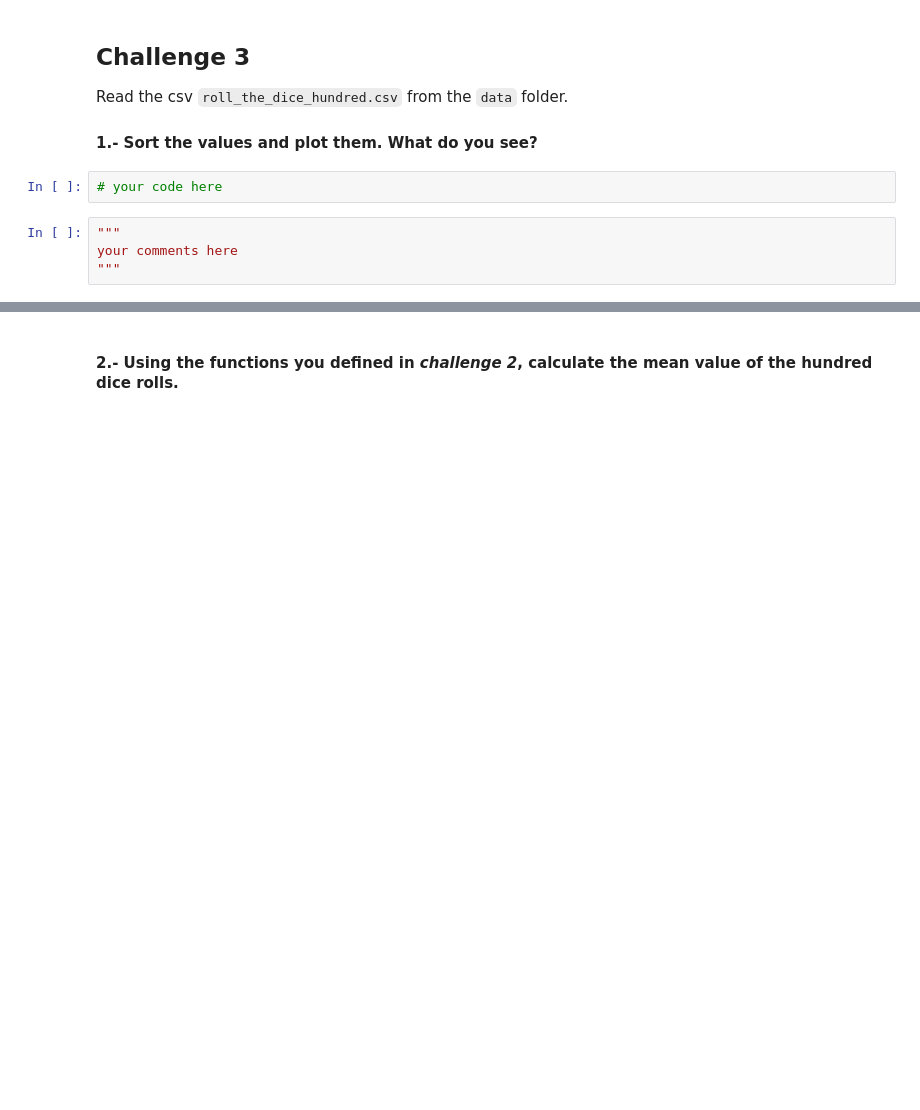
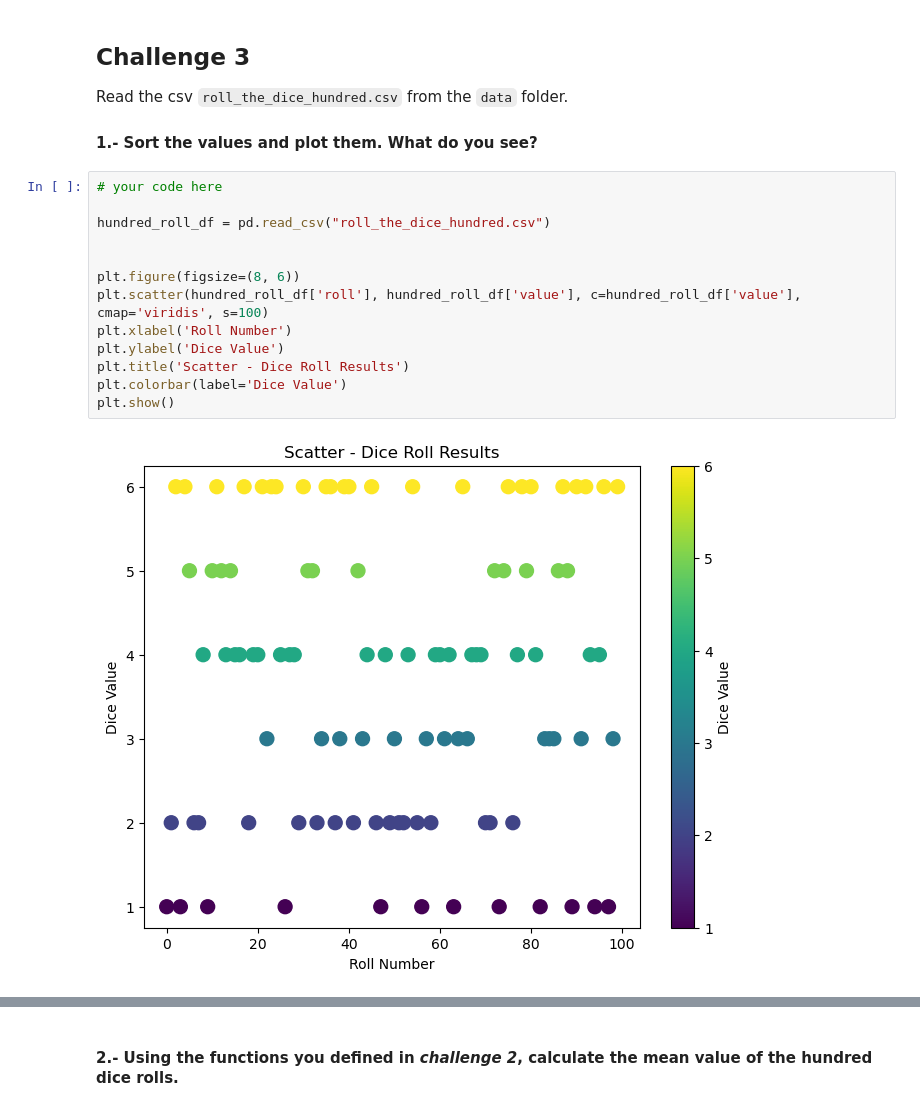
Before and after one commit to zepcerqueira/Descriptive-Stats, a Jupyter notebook: your-code/main.ipynb, the cells around one changed output, grey strips where cells are left out. Drawn from its saved outputs; the diff is of its cells as text; blank space fills up the shorter version.

```diff
--- a/your-code/main.ipynb
+++ b/your-code/main.ipynb
@@ -46,9 +208,18 @@ Now, using the dice results obtained in *challenge 1*, your are going to define
 ## Challenge 3
 Read the csv `roll_the_dice_hundred.csv` from the `data` folder.
 #### 1.- Sort the values and plot them. What do you see?
-# %%
-# your code here
-# %%
-"""
-your comments here
-"""
+# %%
+# your code here
+
+hundred_roll_df = pd.read_csv("roll_the_dice_hundred.csv")
+
+
+plt.figure(figsize=(8, 6))
+plt.scatter(hundred_roll_df['roll'], hundred_roll_df['value'], c=hundred_roll_df['value'], cmap='viridis', s=100)
+plt.xlabel('Roll Number')
+plt.ylabel('Dice Value')
+plt.title('Scatter - Dice Roll Results')
+plt.colorbar(label='Dice Value')
+plt.show()
+# %% [output]
+[figure, added]
```
Also changed, not shown: parts of 68 cells of this notebook, 5 other files.
